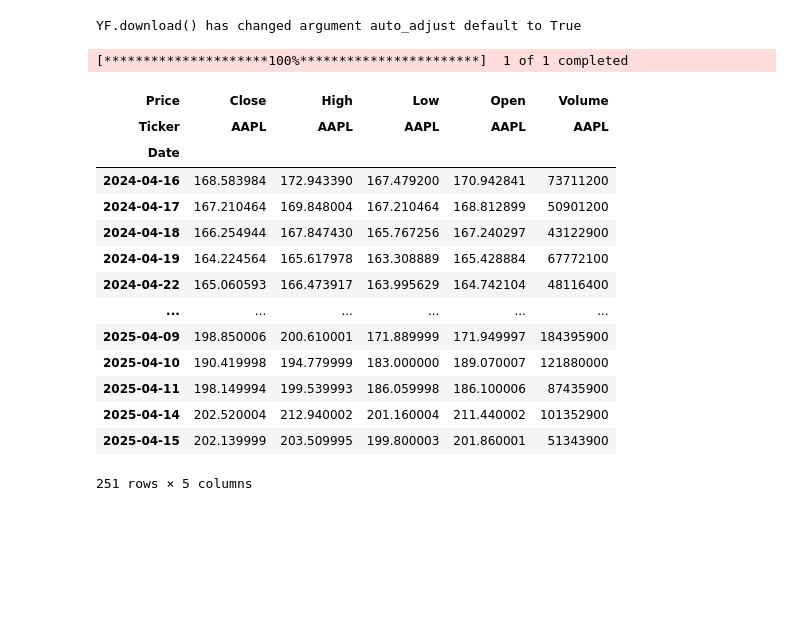
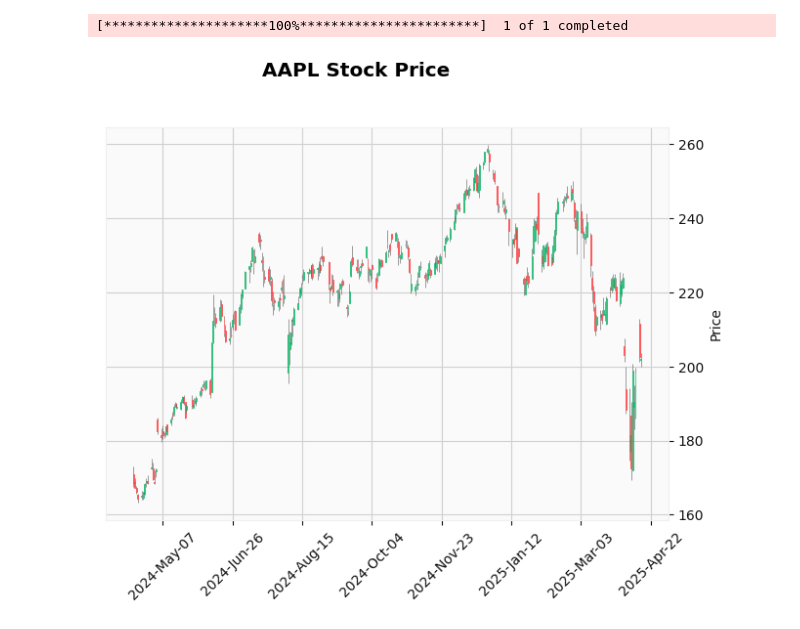
Before and after one commit to loganravin4/PersonalPortfolioManager, a Jupyter notebook: graphs.ipynb, the cells around one changed output. Drawn from its saved outputs; the diff is of its cells as text; code cells hidden in the pictures; blank space fills up the shorter version.

Commit message:
making the graph work

```diff
--- a/graphs.ipynb
+++ b/graphs.ipynb
@@ -14,44 +14,22 @@ user_data = some_csv_file_to_pd
 user_stocks = user_data['Stock'].tolist()
 # %%
 # historical data for specific ticker
-
 def get_historical_data(ticker):
-    stock_data = yf.download(ticker, start="2024-04-16", end="2025-04-16")
+    stock_data = yf.download(ticker, start="2024-04-16", end="2025-04-16", group_by="ticker")
+    if isinstance(stock_data.columns, pd.MultiIndex):
+        stock_data.columns = stock_data.columns.droplevel(0)
     return stock_data
 
-# graph the data
-curr_stock = get_historical_data(drop_down_value)
+stock = input('What ticker are you interested in seeing historical data for?').upper()
+
+curr_stock = get_historical_data(stock)
+
+expected_cols = ["Open", "High", "Low", "Close"]
+
+
+curr_stock = curr_stock.dropna(subset=expected_cols)
 mpf.plot(curr_stock, type="candle", volume=False, show_nontrading=True,
-         title=f"{drop_down_value} Stock Price", style="yahoo")
-
-# dropdown
-dropdown = Dropdown(plt.axes([0.3, 0.91, 0.15, 0.05]), label='Stock', options=user_stocks, value=user_stocks[0])
-
-# update graph
-def update(ticker):
-    new_data = stock_data[ticker]
-    fig.clf()
-    mpf.plot(curr_stock, type="candle", volume=False, show_nontrading=True,
-         title=f"{drop_down_value} Stock Price", style="yahoo")
-
-dropdown.on_changed(update)
-
-plt.show()
+         title=f"{stock} Stock Price", style="yahoo")
 # %% [output]
-YF.download() has changed argument auto_adjust default to True
+[*********************100%***********************]  1 of 1 completed
-[*********************100%***********************]  1 of 1 completed
-| Price | Close | High | Low | Open | Volume |
-| Ticker | AAPL | AAPL | AAPL | AAPL | AAPL |
-| Date |  |  |  |  |  |
-| 2024-04-16 | 168.583984 | 172.943390 | 167.479200 | 170.942841 | 73711200 |
-| 2024-04-17 | 167.210464 | 169.848004 | 167.210464 | 168.812899 | 50901200 |
-| 2024-04-18 | 166.254944 | 167.847430 | 165.767256 | 167.240297 | 43122900 |
-| 2024-04-19 | 164.224564 | 165.617978 | 163.308889 | 165.428884 | 67772100 |
-| 2024-04-22 | 165.060593 | 166.473917 | 163.995629 | 164.742104 | 48116400 |
-| ... | ... | ... | ... | ... | ... |
-| 2025-04-09 | 198.850006 | 200.610001 | 171.889999 | 171.949997 | 184395900 |
-| 2025-04-10 | 190.419998 | 194.779999 | 183.000000 | 189.070007 | 121880000 |
-| 2025-04-11 | 198.149994 | 199.539993 | 186.059998 | 186.100006 | 87435900 |
-| 2025-04-14 | 202.520004 | 212.940002 | 201.160004 | 211.440002 | 101352900 |
-| 2025-04-15 | 202.139999 | 203.509995 | 199.800003 | 201.860001 | 51343900 |
-251 rows × 5 columns
+[figure, added]
```
Also changed, not shown: parts of 5 cells of this notebook, 1 other file.
